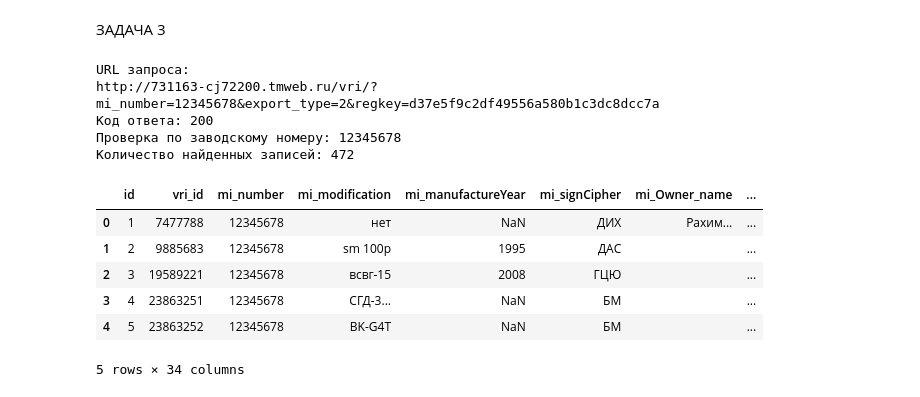
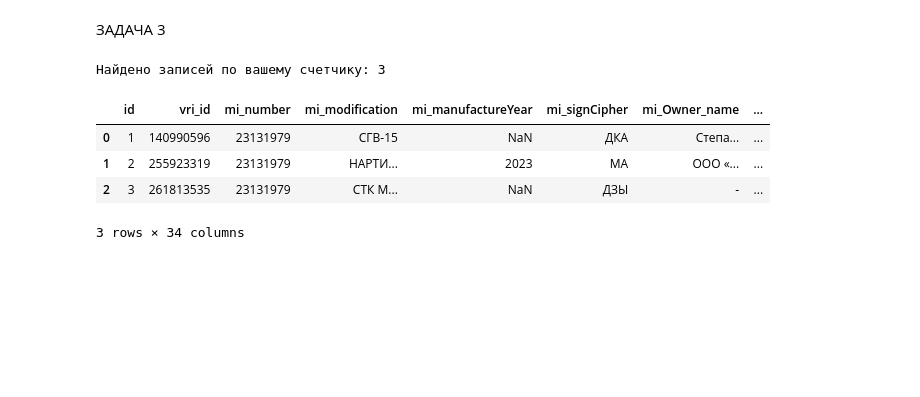
Before and after one commit to W0ndik/Ukhov_MAI, a Jupyter notebook: lab1/ArshinAPI.ipynb, the cells around one changed output. Drawn from its saved outputs; the diff is of its cells as text; code cells hidden in the pictures; blank space fills up the shorter version.

```diff
--- a/lab1/ArshinAPI.ipynb
+++ b/lab1/ArshinAPI.ipynb
@@ -544,48 +544,45 @@ print('Полученные данные были приведены к табл
 # %% [markdown]
 ЗАДАЧА 3
 # %%
-home_meter_number = '12345678'
+def load_arshin_df(base_url: str, params: dict) -> pd.DataFrame:
+    payload = {'regkey': REGKEY, 'export_type': '2'}
+    payload.update(params)
 
-border_date = pd.to_datetime('24.09.2020', dayfirst=True)
+    response = requests.get(base_url, params=payload, timeout=120)
+    response.raise_for_status()
 
-if home_meter_number:
-    # Если известен заводской номер, ищем строго по нему
-    home_meter_keys = {
-        'mi_number': home_meter_number,
-        'export_type': '2'
-    }
+    data = response.json()
+    if isinstance(data, dict):
+        # На случай, если API вернет объект с вложенным списком
+        # (например, под ключом data/items/results)
+        for key in ('data', 'items', 'results'):
+            if key in data and isinstance(data[key], list):
+                data = data[key]
+                break
 
-    df_home_meter = get_data_from_arshin(home_meter_keys, url)
+    return pd.DataFrame(data)
 
-    print('Проверка по заводскому номеру:', home_meter_number)
-    print('Количество найденных записей:', len(df_home_meter))
+my_water_meter_params = {
+    'mitypeTitle': 'Счетчик',
+    'mi_number': '23131979',
+    #'mi_Owner_name': 'ФИО',
+    #'poverka_verification_year': '2026',
+}
 
+if my_water_meter_params['mi_number'] != 'тестик':
+    my_meter_df = load_arshin_df(url, my_water_meter_params)
+
+    if my_meter_df.empty:
+        print('По вашему счетчику записи о поверке не найдены.')
+    else:
+        print(f"Найдено записей по вашему счетчику: {len(my_meter_df)}")
+        display(my_meter_df.head())
 else:
-    # Если номера нет, делаем демонстрационный запрос по счетчикам воды
-    # Это не "мой домашний счетчик", а пример для проверки работы API
-    home_meter_keys = {
-        'mitypeTitle': 'счетчик воды',
-        'poverka_verification_year': '2021',
-        'export_type': '2'
-    }
-
-    df_home_meter = get_data_from_arshin(home_meter_keys, url)
-
-    print('Заводской номер домашнего счетчика не указан.')
-    print('Выполнен демонстрационный запрос по счетчикам воды за 2021 год.')
-    print('Количество найденных записей:', len(df_home_meter))
-
-display(df_home_meter.head())
+    print('Заполните номер')
 # %% [output]
-URL запроса:
-http://731163-cj72200.tmweb.ru/vri/?mi_number=12345678&export_type=2&regkey=d37e5f9c2df49556a580b1c3dc8dcc7a
-Код ответа: 200
-Проверка по заводскому номеру: 12345678
-Количество найденных записей: 472
+Найдено записей по вашему счетчику: 3
 |  | id | vri_id | mi_number | mi_modification | mi_manufactureYear | mi_signCipher | mi_Owner_name | ... |
-| 0 | 1 | 7477788 | 12345678 | нет | NaN | ДИХ | Рахим... | ... |
-| 1 | 2 | 9885683 | 12345678 | sm 100p | 1995 | ДАС |  | ... |
-| 2 | 3 | 19589221 | 12345678 | всвг-15 | 2008 | ГЦЮ |  | ... |
-| 3 | 4 | 23863251 | 12345678 | СГД-3... | NaN | БМ |  | ... |
-| 4 | 5 | 23863252 | 12345678 | BK-G4T | NaN | БМ |  | ... |
+| 0 | 1 | 140990596 | 23131979 | СГВ-15 | NaN | ДКА | Степа... | ... |
+| 1 | 2 | 255923319 | 23131979 | НАРТИ... | 2023 | МА | ООО «... | ... |
+| 2 | 3 | 261813535 | 23131979 | СТК М... | NaN | ДЗЫ | - | ... |
-5 rows × 34 columns
+3 rows × 34 columns
```
Also changed, not shown: parts of 3 cells of this notebook, 3 other files.
